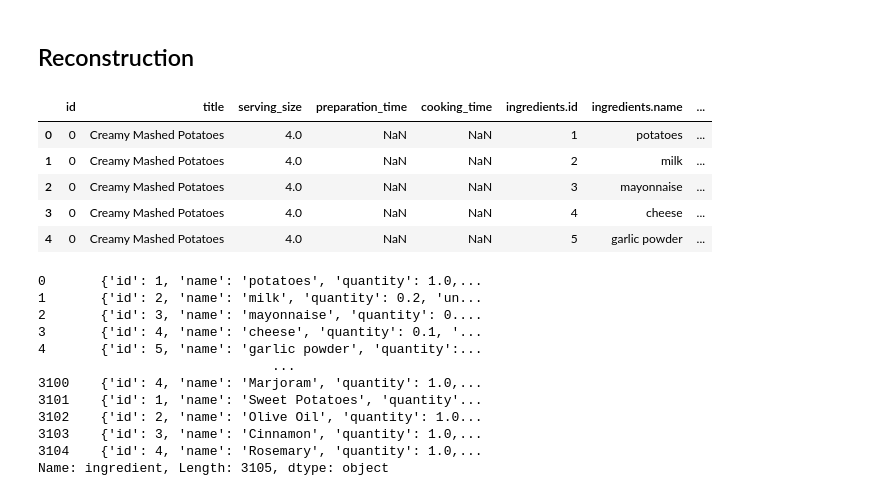
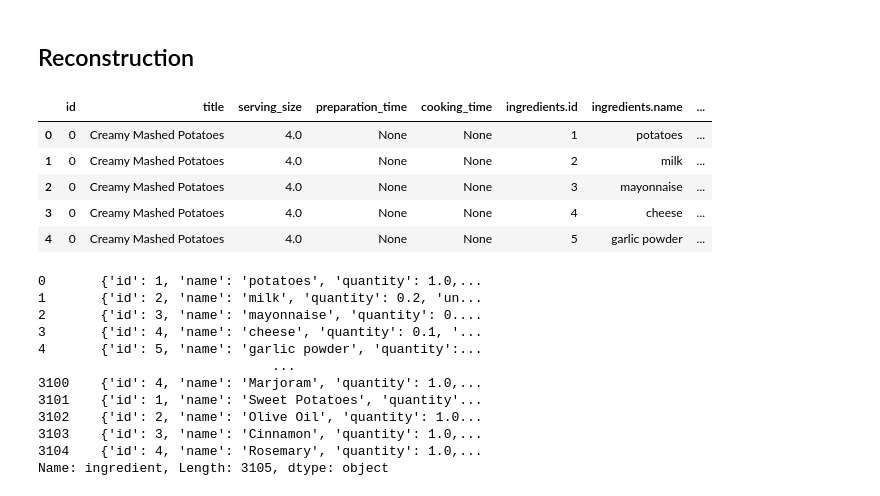
Before and after one commit to VianneyMI/baker, a Jupyter notebook: notebooks/3_standardize_the_units/reconstruct.ipynb, the cells around one changed output. Saved outputs shown, nothing was run; the diff lists cells and outputs as text; code cells hidden in the pictures.

Commit message:
Replaced csv by json to preserve data integrity

```diff
--- a/notebooks/3_standardize_the_units/reconstruct.ipynb
+++ b/notebooks/3_standardize_the_units/reconstruct.ipynb
@@ -10,17 +10,17 @@ from pathlib import Path
 import pandas as pd
 # %%
 path_to_data = Path(os.getcwd()).parents[1] / "data"
-path_to_csv = path_to_data / "output" / "3_standardize_the_data" / "standardized_recipes.csv"
+path_to_json = path_to_data / "output" / "3_standardize_the_data" / "transform.json"
 # %%
-df = pd.read_csv(path_to_csv)
+df = pd.read_json(path_to_json)
 df.head()
 # %% [output]
 |  | id | title | serving_size | preparation_time | cooking_time | ingredients.id | ingredients.name | ... |
-| 0 | 0 | Creamy Mashed Potatoes | 4.0 | NaN | NaN | 1 | potatoes | ... |
-| 1 | 0 | Creamy Mashed Potatoes | 4.0 | NaN | NaN | 2 | milk | ... |
-| 2 | 0 | Creamy Mashed Potatoes | 4.0 | NaN | NaN | 3 | mayonnaise | ... |
-| 3 | 0 | Creamy Mashed Potatoes | 4.0 | NaN | NaN | 4 | cheese | ... |
-| 4 | 0 | Creamy Mashed Potatoes | 4.0 | NaN | NaN | 5 | garlic powder | ... |
+| 0 | 0 | Creamy Mashed Potatoes | 4.0 | None | None | 1 | potatoes | ... |
+| 1 | 0 | Creamy Mashed Potatoes | 4.0 | None | None | 2 | milk | ... |
+| 2 | 0 | Creamy Mashed Potatoes | 4.0 | None | None | 3 | mayonnaise | ... |
+| 3 | 0 | Creamy Mashed Potatoes | 4.0 | None | None | 4 | cheese | ... |
+| 4 | 0 | Creamy Mashed Potatoes | 4.0 | None | None | 5 | garlic powder | ... |
 # %%
 # Define the columns to be included in the 'ingredient' dictionary
 ingredient_columns = [
```
Also changed, not shown: parts of 6 cells of this notebook, 8 other files.
